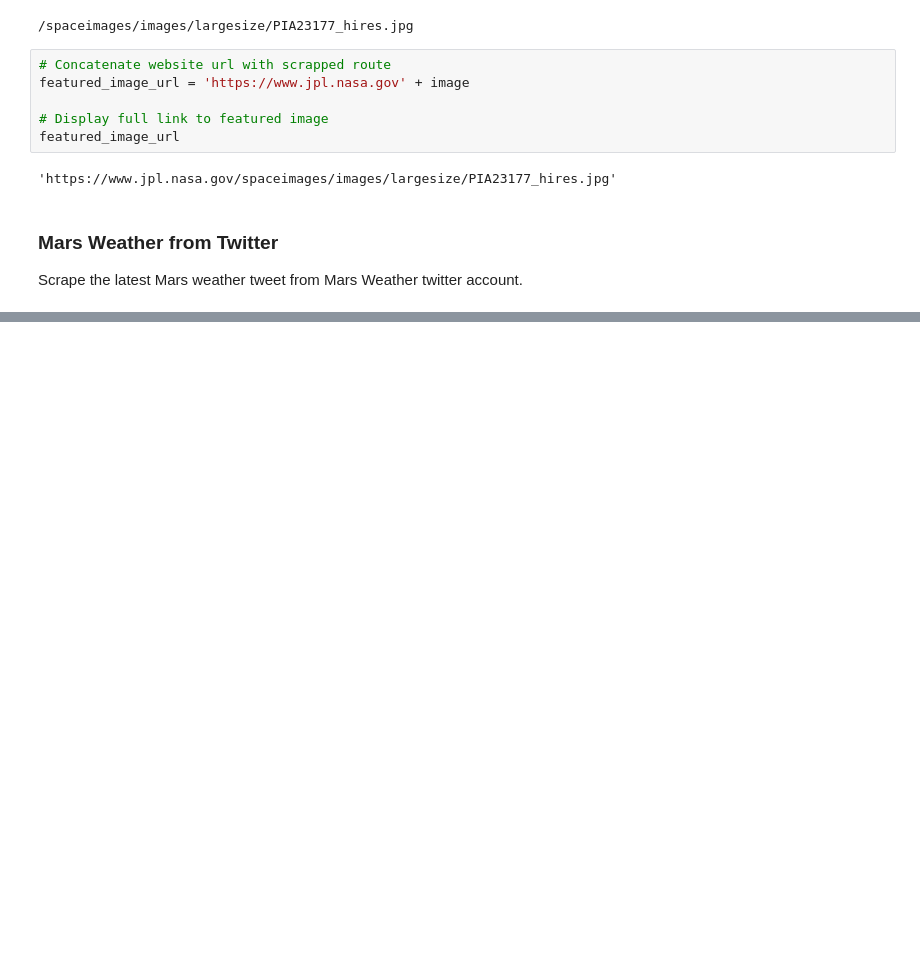
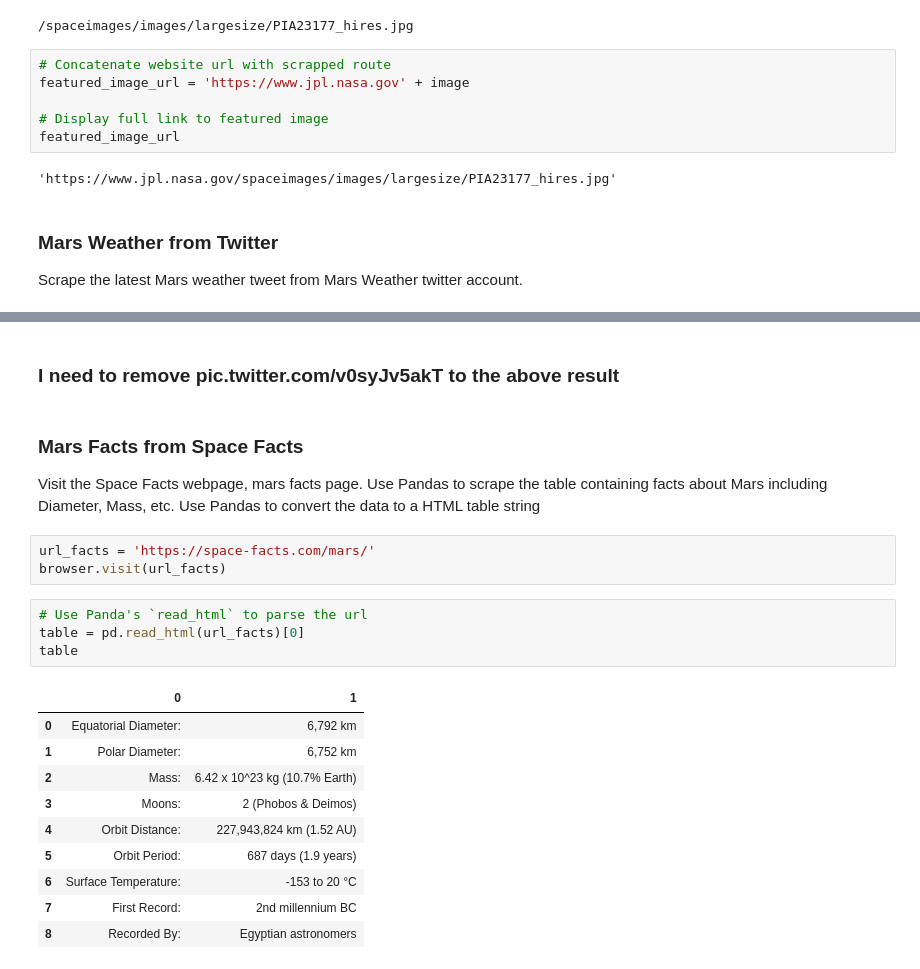
Before and after one commit to CheskaGatus/Mission_To_Mars, a Jupyter notebook: mission_to_mars.ipynb, the cells around one changed output, grey strips where cells are left out. Drawn from its saved outputs; the diff is of its cells as text; blank space fills up the shorter version.

```diff
--- a/mission_to_mars.ipynb
+++ b/mission_to_mars.ipynb
@@ -62,0 +91,25 @@ browser.visit(url_twitter)
+# %% [markdown]
+### I need to remove pic.twitter.com/v0syJv5akT to the above result
+# %% [markdown]
+### Mars Facts from Space Facts
+Visit the Space Facts webpage, mars facts page.
+Use Pandas to scrape the table containing facts about Mars including Diameter, Mass, etc.
+Use Pandas to convert the data to a HTML table string
+# %%
+url_facts = 'https://space-facts.com/mars/'
+browser.visit(url_facts)
+# %%
+# Use Panda's `read_html` to parse the url
+table = pd.read_html(url_facts)[0]
+table
+# %% [output]
+|  | 0 | 1 |
+| 0 | Equatorial Diameter: | 6,792 km |
+| 1 | Polar Diameter: | 6,752 km |
+| 2 | Mass: | 6.42 x 10^23 kg (10.7% Earth) |
+| 3 | Moons: | 2 (Phobos & Deimos) |
+| 4 | Orbit Distance: | 227,943,824 km (1.52 AU) |
+| 5 | Orbit Period: | 687 days (1.9 years) |
+| 6 | Surface Temperature: | -153 to 20 °C |
+| 7 | First Record: | 2nd millennium BC |
+| 8 | Recorded By: | Egyptian astronomers |
```
Also changed, not shown: parts of 8 cells of this notebook.
